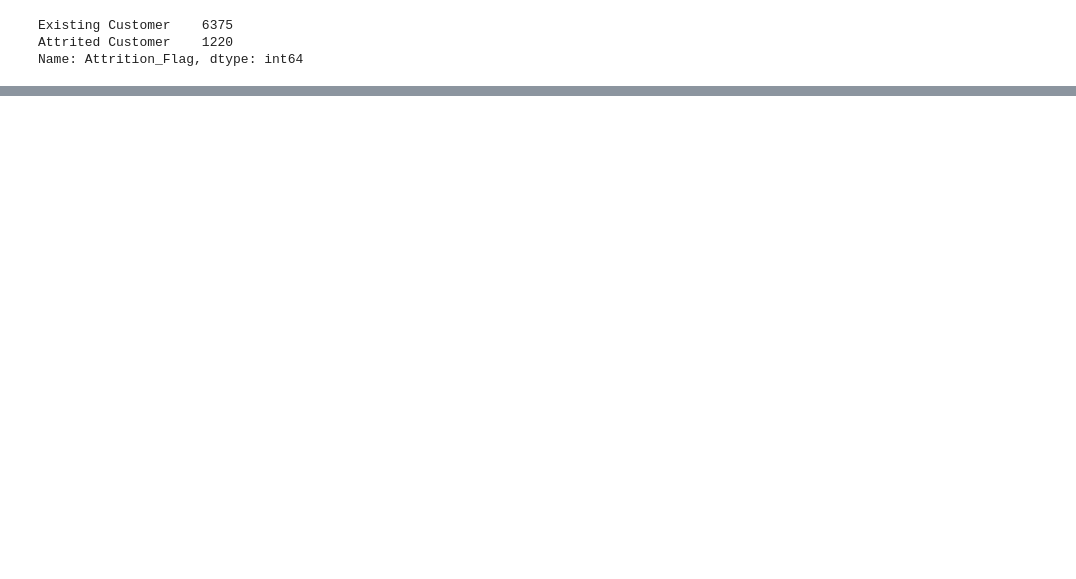
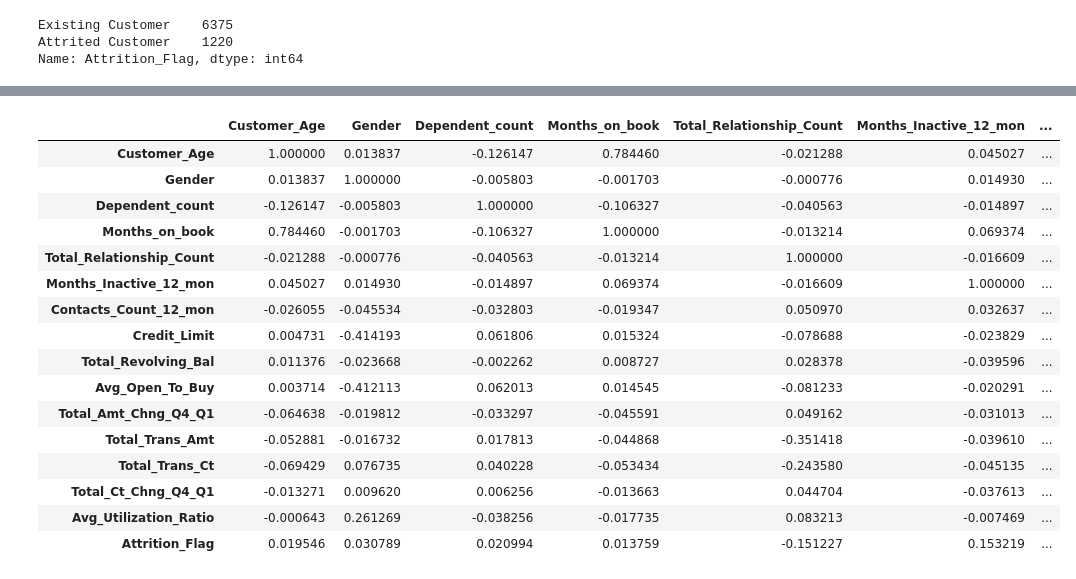
Before and after one commit to esvesv/ML_HW_07, a Jupyter notebook: 7_result_evstratovsv.ipynb, the cells around one changed output, grey strips where cells are left out. Cells and saved outputs as stored; diff of their text form; code cells hidden in the pictures; blank space fills up the shorter version.

```diff
--- a/7_result_evstratovsv.ipynb
+++ b/7_result_evstratovsv.ipynb
@@ -130,0 +136,2 @@ Name: Attrition_Flag, dtype: int64
+# %%
+train_df['Attrition_Flag'] = train_df['Attrition_Flag'].apply(lambda x: 1 if x == 'Attrited Customer' else 0)
@@ -130,0 +158,2 @@ Name: Attrition_Flag, dtype: int64
+# %%
+train_df['Gender'] = train_df['Gender'].apply(lambda x: 0 if x == 'M' else 1)
@@ -130,0 +234,20 @@ Name: Attrition_Flag, dtype: int64
+# %%
+train_df.iloc[:, 1:].corr()
+# %% [output]
+|  | Customer_Age | Gender | Dependent_count | Months_on_book | Total_Relationship_Count | Months_Inactive_12_mon | ... |
+| Customer_Age | 1.000000 | 0.013837 | -0.126147 | 0.784460 | -0.021288 | 0.045027 | ... |
+| Gender | 0.013837 | 1.000000 | -0.005803 | -0.001703 | -0.000776 | 0.014930 | ... |
+| Dependent_count | -0.126147 | -0.005803 | 1.000000 | -0.106327 | -0.040563 | -0.014897 | ... |
+| Months_on_book | 0.784460 | -0.001703 | -0.106327 | 1.000000 | -0.013214 | 0.069374 | ... |
+| Total_Relationship_Count | -0.021288 | -0.000776 | -0.040563 | -0.013214 | 1.000000 | -0.016609 | ... |
+| Months_Inactive_12_mon | 0.045027 | 0.014930 | -0.014897 | 0.069374 | -0.016609 | 1.000000 | ... |
+| Contacts_Count_12_mon | -0.026055 | -0.045534 | -0.032803 | -0.019347 | 0.050970 | 0.032637 | ... |
+| Credit_Limit | 0.004731 | -0.414193 | 0.061806 | 0.015324 | -0.078688 | -0.023829 | ... |
+| Total_Revolving_Bal | 0.011376 | -0.023668 | -0.002262 | 0.008727 | 0.028378 | -0.039596 | ... |
+| Avg_Open_To_Buy | 0.003714 | -0.412113 | 0.062013 | 0.014545 | -0.081233 | -0.020291 | ... |
+| Total_Amt_Chng_Q4_Q1 | -0.064638 | -0.019812 | -0.033297 | -0.045591 | 0.049162 | -0.031013 | ... |
+| Total_Trans_Amt | -0.052881 | -0.016732 | 0.017813 | -0.044868 | -0.351418 | -0.039610 | ... |
+| Total_Trans_Ct | -0.069429 | 0.076735 | 0.040228 | -0.053434 | -0.243580 | -0.045135 | ... |
+| Total_Ct_Chng_Q4_Q1 | -0.013271 | 0.009620 | 0.006256 | -0.013663 | 0.044704 | -0.037613 | ... |
+| Avg_Utilization_Ratio | -0.000643 | 0.261269 | -0.038256 | -0.017735 | 0.083213 | -0.007469 | ... |
+| Attrition_Flag | 0.019546 | 0.030789 | 0.020994 | 0.013759 | -0.151227 | 0.153219 | ... |
```
Also changed, not shown: parts of 39 cells of this notebook, 2 other files.
